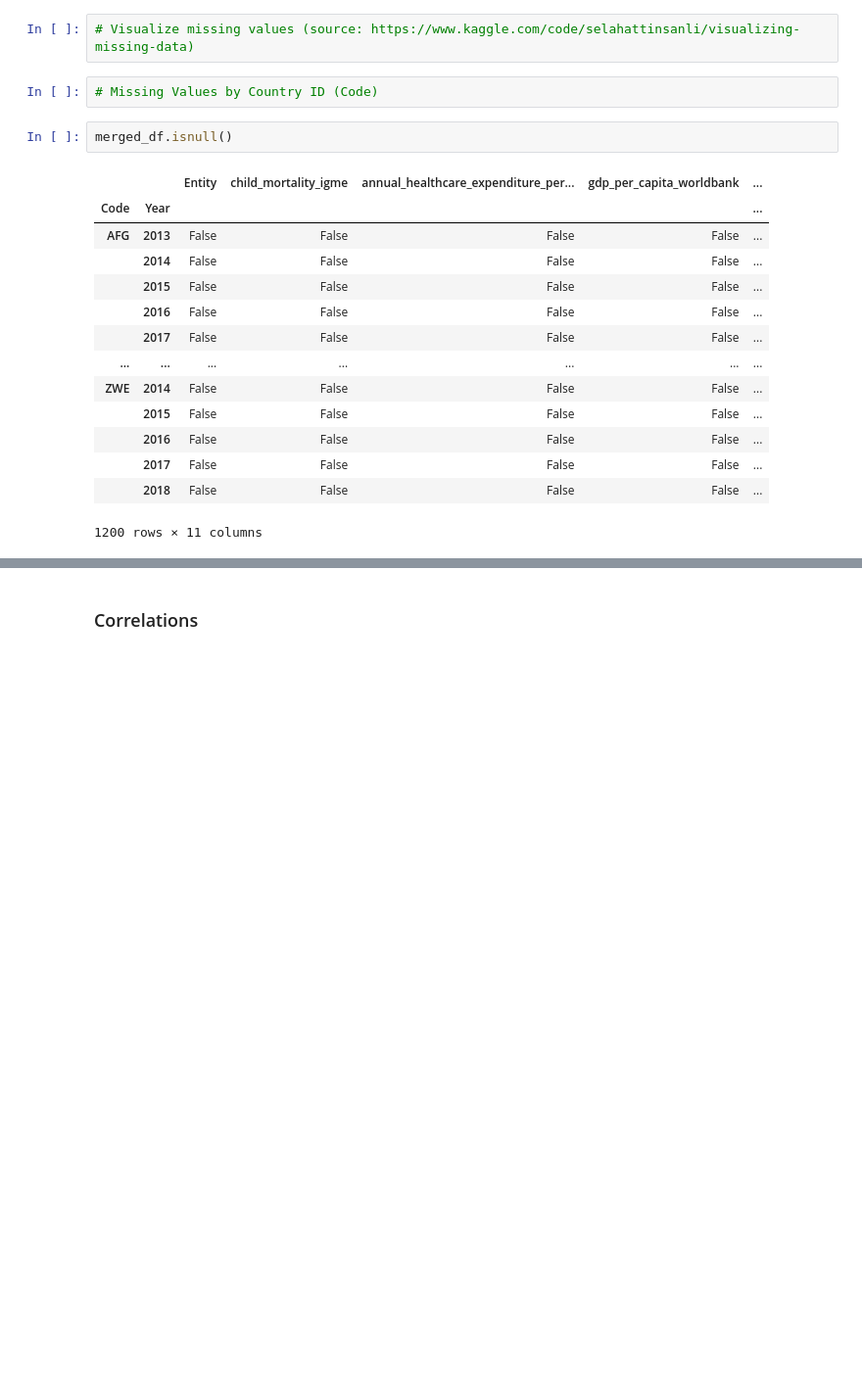
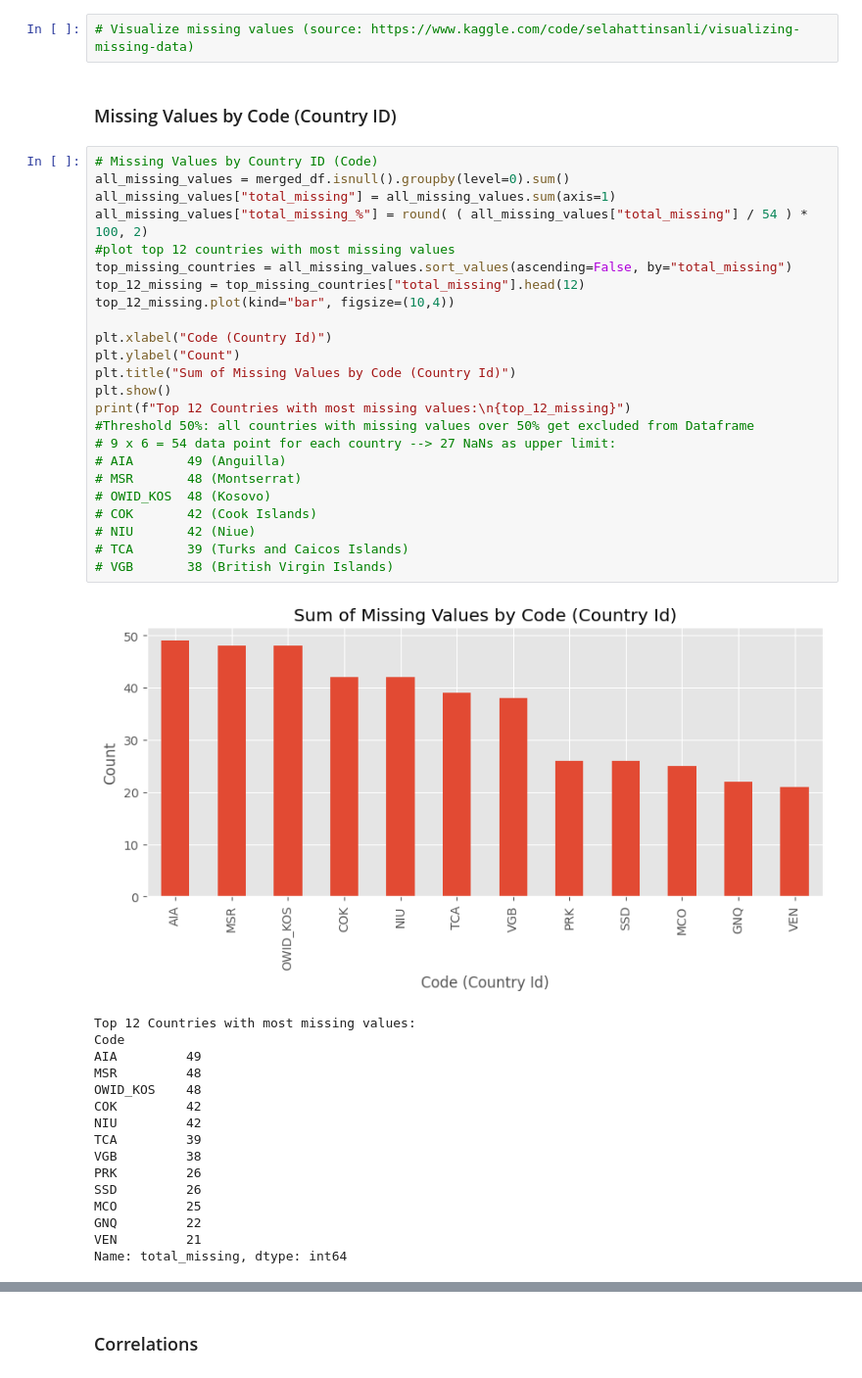
Before and after one commit to HamzahFayad/master_thesis_child_mortality, a Jupyter notebook: 01_notebooks/1_data_exploration.ipynb, the cells around one changed output, grey strips where cells are left out. Shown at 98% size. Saved outputs shown, nothing was run; the diff lists cells and outputs as text; blank space fills up the shorter version.

Commit message:
feat: data exploration of missing values // handle first missing values

```diff
--- a/01_notebooks/1_data_exploration.ipynb
+++ b/01_notebooks/1_data_exploration.ipynb
@@ -86,22 +86,46 @@ years_of_schooling                           5.67
 dtype: float64
 # %%
 # Visualize missing values (source: https://www.kaggle.com/code/selahattinsanli/visualizing-missing-data)
-# %%
-# Missing Values by Country ID (Code)
-# %%
-merged_df.isnull()
-# %% [output]
-|  |  | Entity | child_mortality_igme | annual_healthcare_expenditure_per... | gdp_per_capita_worldbank | ... |
-| Code | Year |  |  |  |  | ... |
-| AFG | 2013 | False | False | False | False | ... |
-|  | 2014 | False | False | False | False | ... |
-|  | 2015 | False | False | False | False | ... |
-|  | 2016 | False | False | False | False | ... |
-|  | 2017 | False | False | False | False | ... |
-| ... | ... | ... | ... | ... | ... | ... |
-| ZWE | 2014 | False | False | False | False | ... |
-|  | 2015 | False | False | False | False | ... |
-|  | 2016 | False | False | False | False | ... |
-|  | 2017 | False | False | False | False | ... |
-|  | 2018 | False | False | False | False | ... |
-1200 rows × 11 columns
+# %% [markdown]
+### Missing Values by Code (Country ID)
+# %%
+# Missing Values by Country ID (Code)
+all_missing_values = merged_df.isnull().groupby(level=0).sum()
+all_missing_values["total_missing"] = all_missing_values.sum(axis=1)
+all_missing_values["total_missing_%"] = round( ( all_missing_values["total_missing"] / 54 ) * 100, 2)
+#plot top 12 countries with most missing values
+top_missing_countries = all_missing_values.sort_values(ascending=False, by="total_missing")
+top_12_missing = top_missing_countries["total_missing"].head(12)
+top_12_missing.plot(kind="bar", figsize=(10,4))
+
+plt.xlabel("Code (Country Id)")
+plt.ylabel("Count")
+plt.title("Sum of Missing Values by Code (Country Id)")
+plt.show()
+print(f"Top 12 Countries with most missing values:\n{top_12_missing}")
+#Threshold 50%: all countries with missing values over 50% get excluded from Dataframe
+# 9 x 6 = 54 data point for each country --> 27 NaNs as upper limit:
+# AIA       49 (Anguilla)
+# MSR       48 (Montserrat)
+# OWID_KOS  48 (Kosovo)
+# COK       42 (Cook Islands)
+# NIU       42 (Niue)
+# TCA       39 (Turks and Caicos Islands)
+# VGB       38 (British Virgin Islands)
+# %% [output]
+[figure, added]
+Top 12 Countries with most missing values:
+Code
+AIA         49
+MSR         48
+OWID_KOS    48
+COK         42
+NIU         42
+TCA         39
+VGB         38
+PRK         26
+SSD         26
+MCO         25
+GNQ         22
+VEN         21
+Name: total_missing, dtype: int64
```
Also changed, not shown: parts of 1 cell of this notebook, 3 other files.
